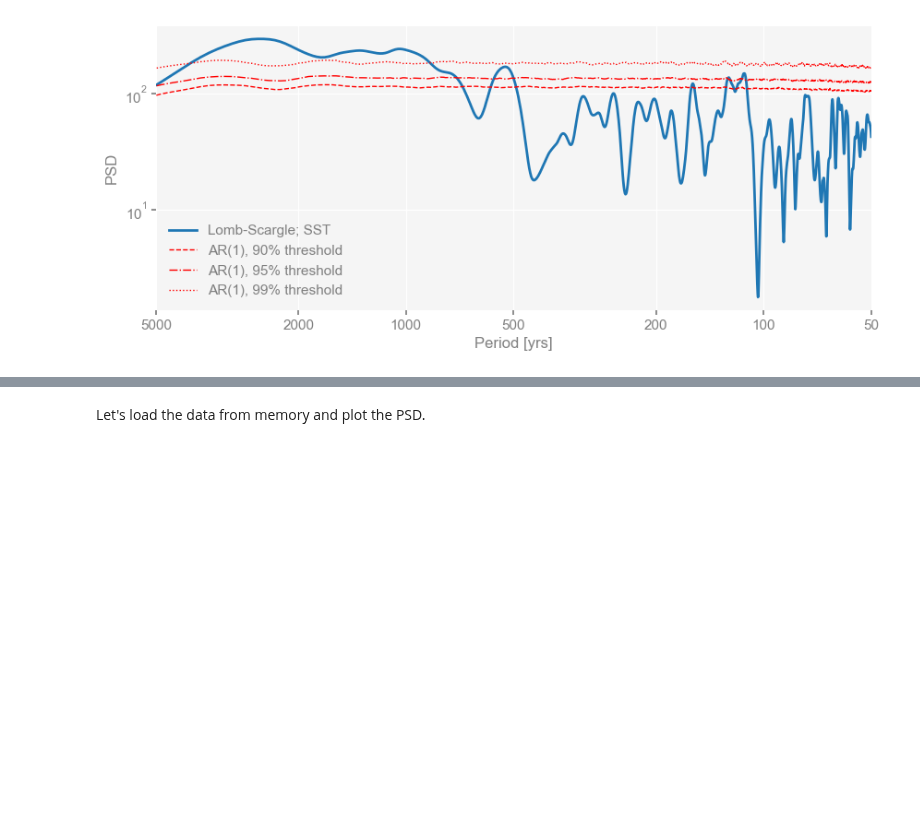
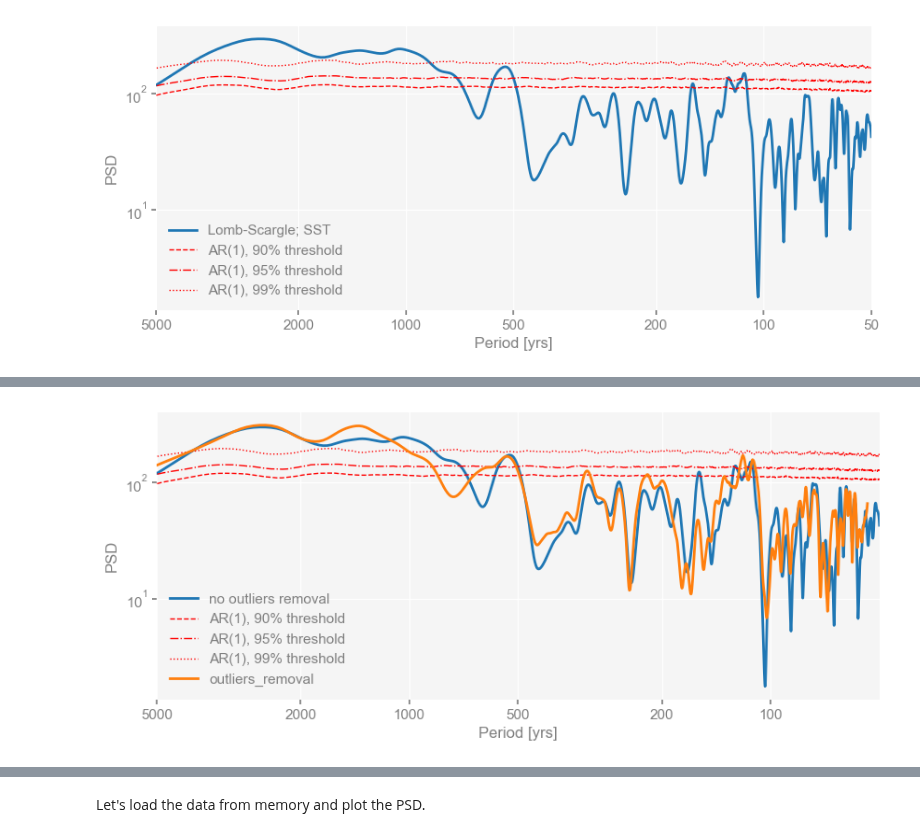
Before and after one commit to LinkedEarth/PyleoclimPaper, a Jupyter notebook: MarineSediment TimeSeries Analysis/Sea, Sun, and Python.ipynb, the cells around one changed output, grey strips where cells are left out. Saved outputs shown, nothing was run; the diff lists cells and outputs as text; code cells hidden in the pictures; blank space fills up the shorter version.

```diff
--- a/MarineSediment TimeSeries Analysis/Sea, Sun, and Python.ipynb
+++ b/MarineSediment TimeSeries Analysis/Sea, Sun, and Python.ipynb
@@ -170,0 +238,8 @@ pyleo.showfig(fig)
+# %%
+fig,ax = psd_sst.plot(xlim=[5000,50],mute=True)
+psd_sst_out.plot(mute=True,xlim=[5000,50],ax=ax)
+current_handles, current_labels = plt.gca().get_legend_handles_labels() #get the information about the legend
+plt.legend(current_handles,['no outliers removal']+current_labels[1:4]+['outliers_removal']) #replace legend entries
+pyleo.showfig(fig)
+# %% [output]
+[figure, added]
```
Also changed, not shown: parts of 53 cells of this notebook, 3 other files.
